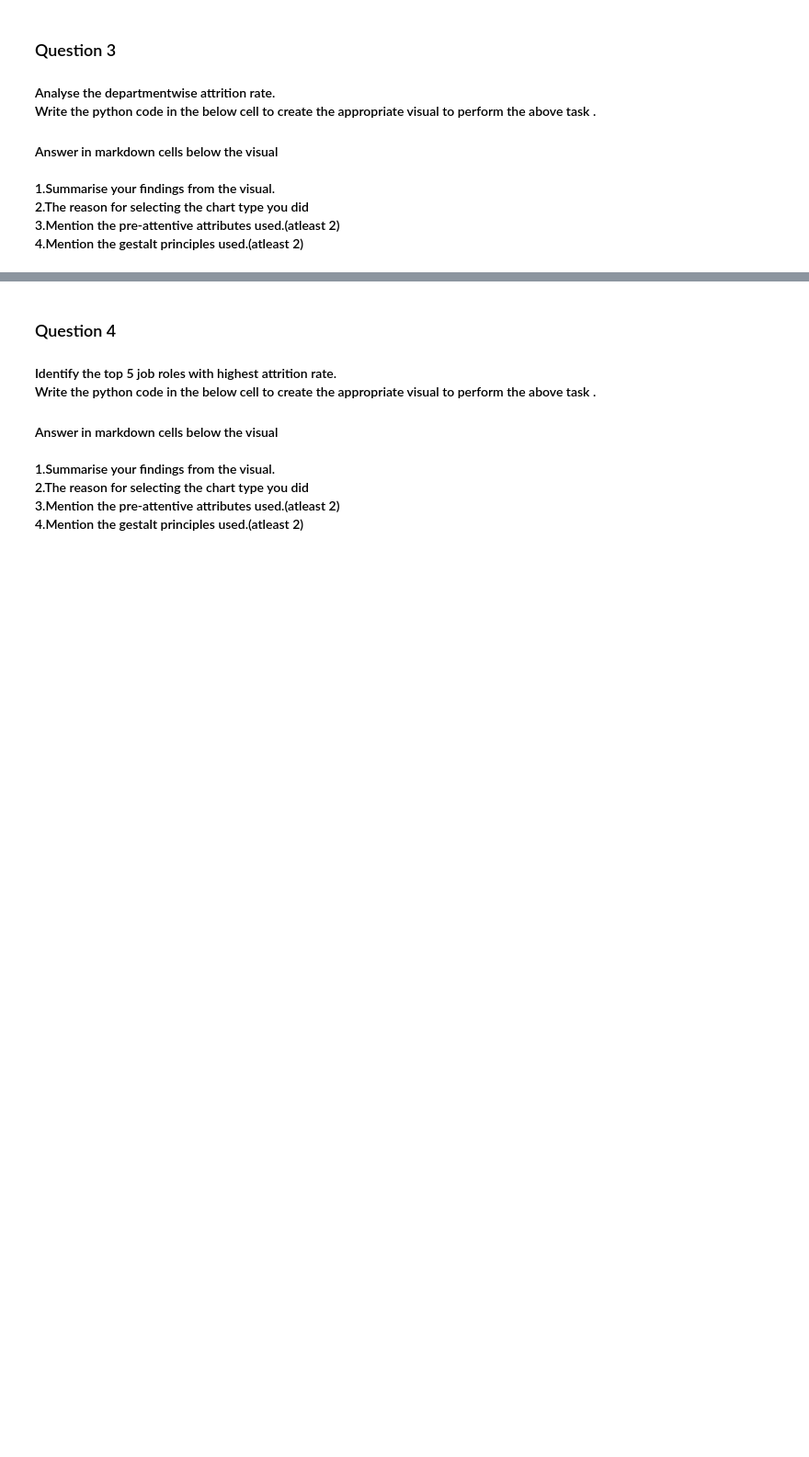
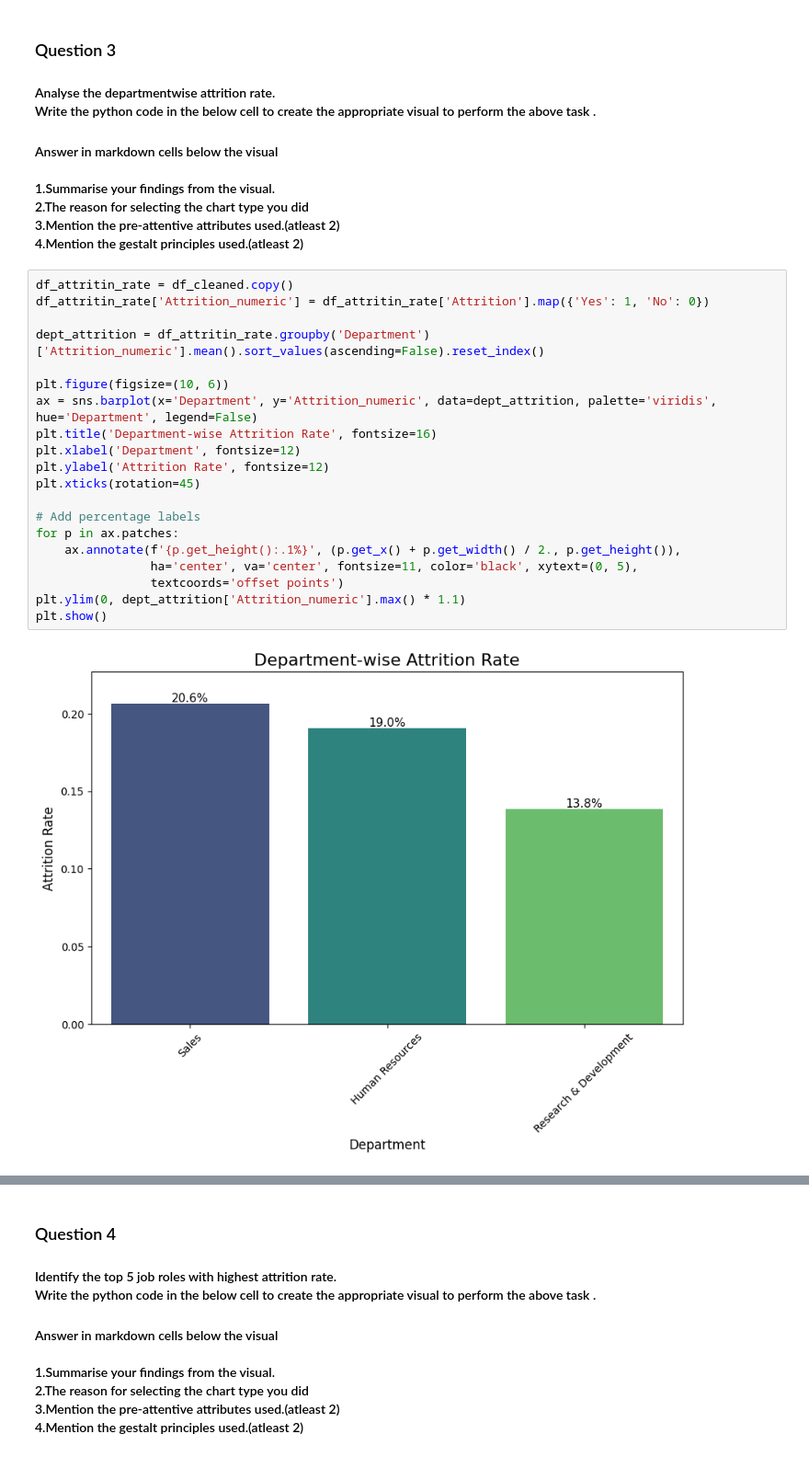
Before and after one commit to mudu89/DVI_Assignment2_PS8, a Jupyter notebook: dvi-a2-ps8-wb.ipynb, the cells around one changed output, grey strips where cells are left out. Shown at 92% size. Cells and saved outputs as stored; diff of their text form; blank space fills up the shorter version.

```diff
--- a/dvi-a2-ps8-wb.ipynb
+++ b/dvi-a2-ps8-wb.ipynb
@@ -201,3 +315,25 @@ Write the python code in the below cell to create the appropriate visual to perf
     2.The reason for selecting the chart type you did <br>
     3.Mention the pre-attentive attributes used.(atleast 2)<br>
     4.Mention the gestalt principles used.(atleast 2)<br>
+# %%
+df_attritin_rate = df_cleaned.copy()
+df_attritin_rate['Attrition_numeric'] = df_attritin_rate['Attrition'].map({'Yes': 1, 'No': 0})
+
+dept_attrition = df_attritin_rate.groupby('Department')['Attrition_numeric'].mean().sort_values(ascending=False).reset_index()
+
+plt.figure(figsize=(10, 6))
+ax = sns.barplot(x='Department', y='Attrition_numeric', data=dept_attrition, palette='viridis', hue='Department', legend=False)
+plt.title('Department-wise Attrition Rate', fontsize=16)
+plt.xlabel('Department', fontsize=12)
+plt.ylabel('Attrition Rate', fontsize=12)
+plt.xticks(rotation=45)
+
+# Add percentage labels
+for p in ax.patches:
+    ax.annotate(f'{p.get_height():.1%}', (p.get_x() + p.get_width() / 2., p.get_height()),
+                ha='center', va='center', fontsize=11, color='black', xytext=(0, 5),
+                textcoords='offset points')
+plt.ylim(0, dept_attrition['Attrition_numeric'].max() * 1.1)
+plt.show()
+# %% [output]
+[figure, added]
```
Also changed, not shown: parts of 19 cells of this notebook.
